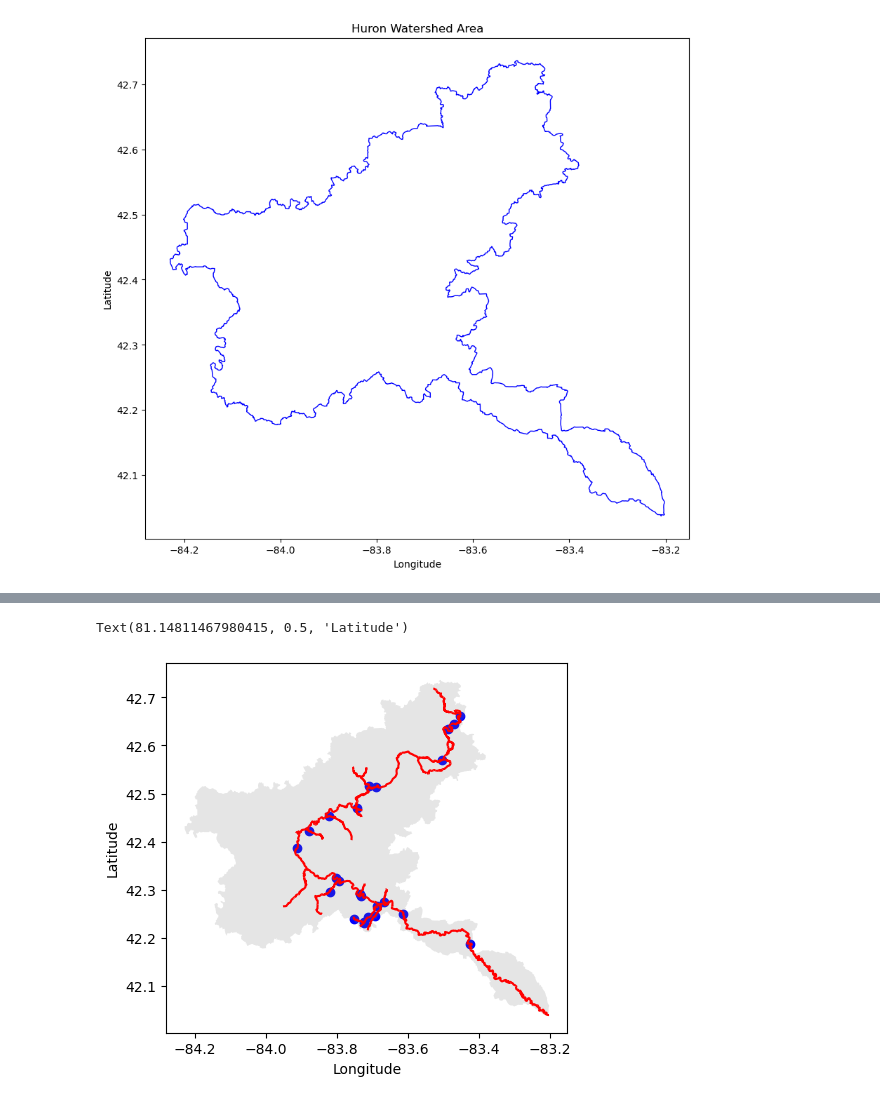
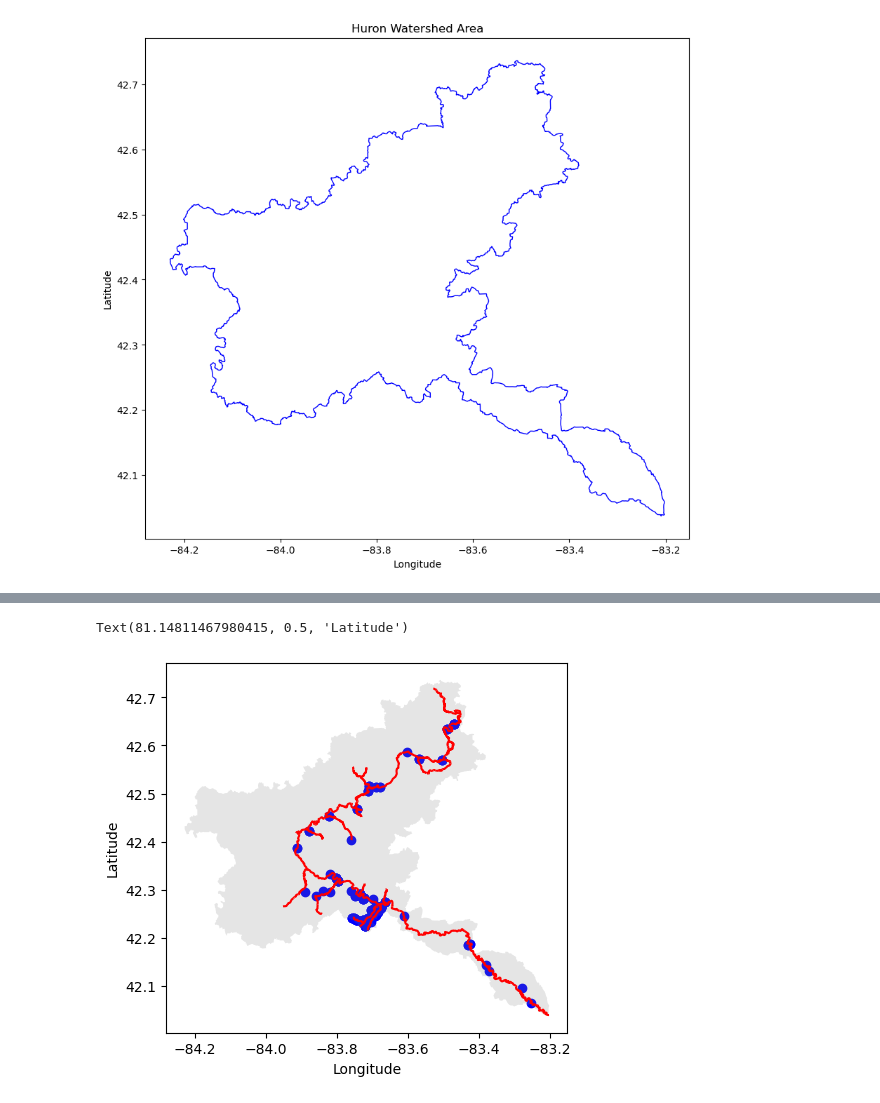
Before and after one commit to shinapatel/Huron_Watershed_Site_Updates, a Jupyter notebook: huron_geo.ipynb, the cells around one changed output, grey strips where cells are left out. Drawn from its saved outputs; the diff is of its cells as text; code cells hidden in the pictures.

```diff
--- a/huron_geo.ipynb
+++ b/huron_geo.ipynb
@@ -234,23 +331,23 @@ sensors_within_watershed.to_csv(output_csv_file, index='False')
 # %%
 # Load GeoJSON files into GeoDataFrames
 # sensor_file = 'sensors_within_huron_watershed.geojson'
-sensor_file = 'Huron_DigiWa_Sensors (2).geojson'
+sensor_file = 'sensors_near_river.geojson'
 river_file = 'Huron_RiverSystem.geojson'
 watershed_file = "Huron_Watershed.geojson"
 
 sensor = gpd.read_file(sensor_file)
 river = gpd.read_file(river_file)
 watershed = gpd.read_file(watershed_file)
 
 # Plot GeoDataFrames on the same plot
 ax = sensor.plot(color='blue', label='DWL @ UM sensors')
 river.plot(ax=ax, color='red', label='Rivers')
 watershed.plot(ax=ax, color='gray', label='Watershed', alpha = 0.2)
 
 # Add legends and labels
 # ax.legend()
 ax.set_xlabel('Longitude')
 ax.set_ylabel('Latitude')
 # %% [output]
 Text(81.14811467980415, 0.5, 'Latitude')
-[figure, old version]
+[figure, new version]
```
Also changed, not shown: parts of 7 cells of this notebook, 6 other files.
